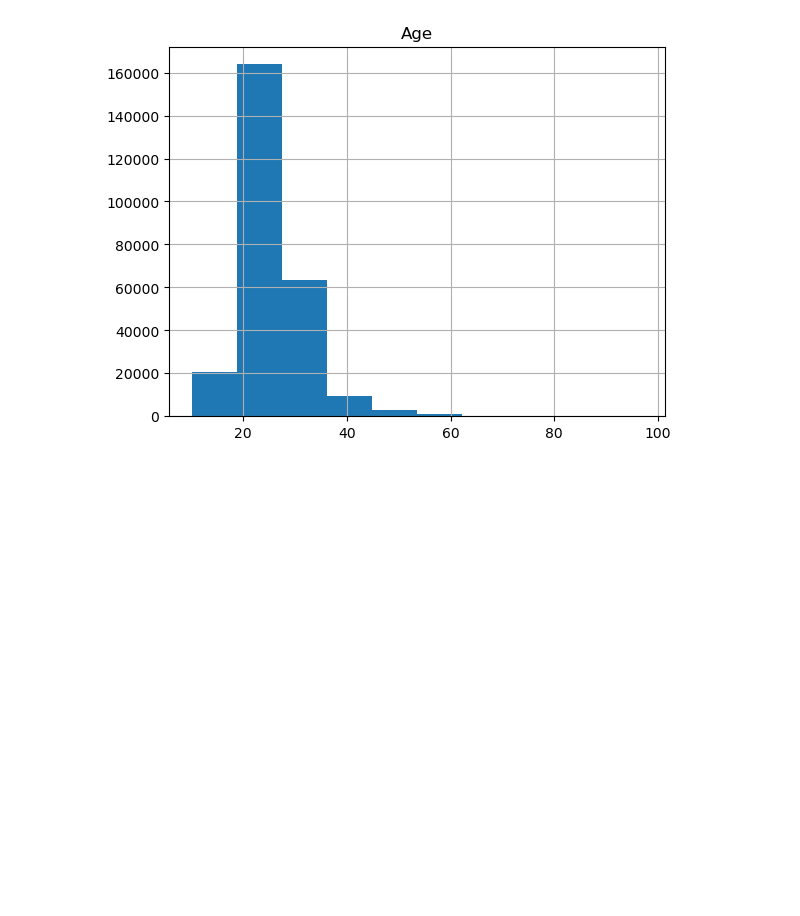
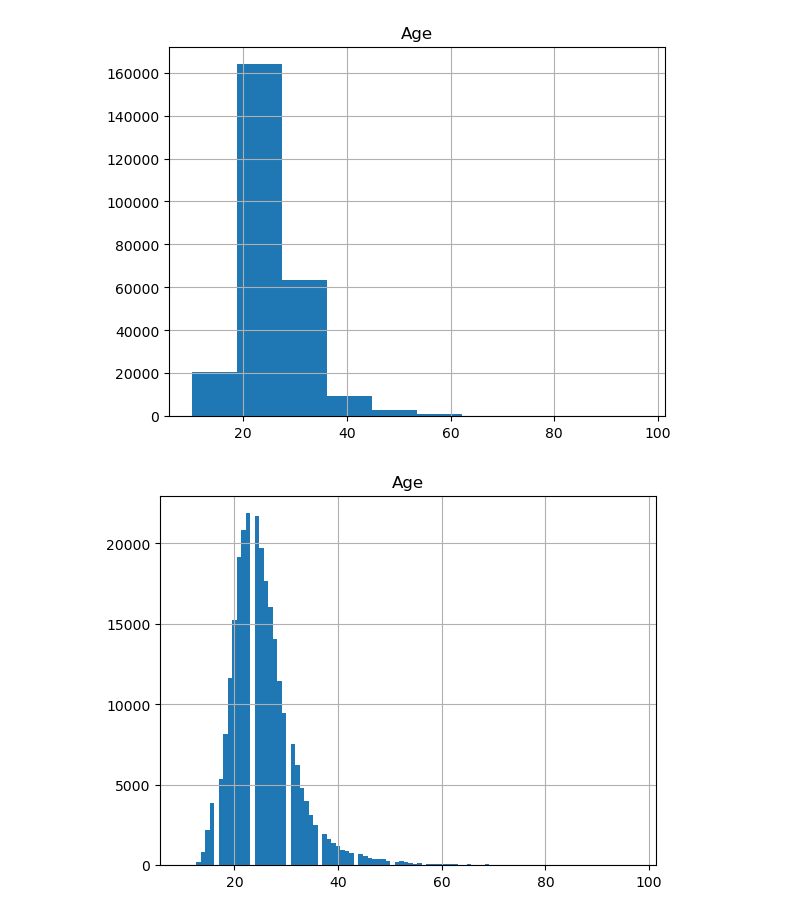
Before and after one commit to francojra/python_para_machine_learning, a Jupyter notebook: Machine_Learning.ipynb, the cells around one changed output. Cells and saved outputs as stored; diff of their text form; code cells hidden in the pictures; blank space fills up the shorter version.

```diff
--- a/Machine_Learning.ipynb
+++ b/Machine_Learning.ipynb
@@ -841,3 +841,10 @@ plt.show() # Para apresentar o gráfico.
 # 20 mil atletas, entre 18 anos e 26 anos existe um frequência de 160 mil atletas, e assim por diante.
 # %% [output]
 [figure]
+# %%
+dados.hist(column = 'Age', bins = 100) # O aumento do bins aumenta a amostragem e permite verificar  detalhes de como os
+# dados estão distribuídos. O tamanho das barras passa a ser menor que 1 unidade.
+
+plt.show()
+# %% [output]
+[figure, added]
```
Also changed, not shown: parts of 1 cell of this notebook.
